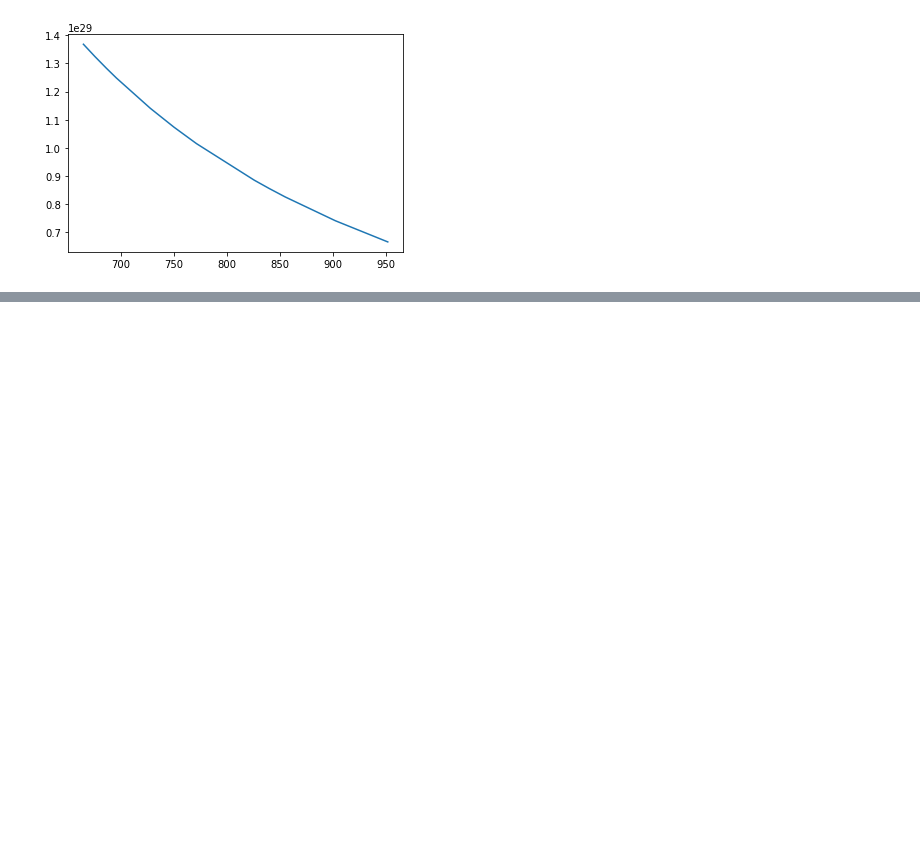
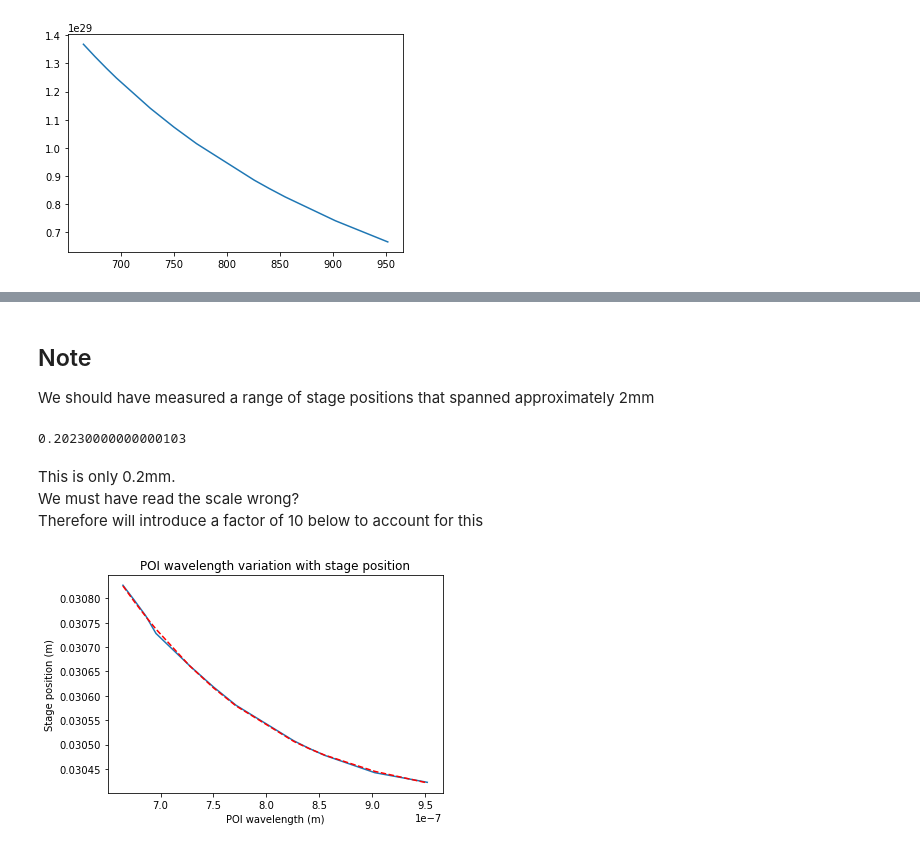
Before and after one commit to jmorse2020/Physics-FYP, a Jupyter notebook: Delay-change-manual-dispersion-measurement.ipynb, the cells around one changed output, grey strips where cells are left out. Saved outputs shown, nothing was run; the diff lists cells and outputs as text; code cells hidden in the pictures; blank space fills up the shorter version.

```diff
--- a/Delay-change-manual-dispersion-measurement.ipynb
+++ b/Delay-change-manual-dispersion-measurement.ipynb
@@ -8,5 +9,6 @@ c = 3e17 # nm/s
 # %%
-file_path = "/Users/jackmorse/Documents/University/Year 4/Semester 1/FYP/Physics-FYP/Data Files/Scan-1-poi-vs-stage-pos-LHS.xlsx"
+#file_path = "/Users/jackmorse/Documents/University/Year 4/Semester 1/FYP/Physics-FYP/Data Files/Scan-1-poi-vs-stage-pos-LHS.xlsx"
+file_path = "Data Files/Scan-1-poi-vs-stage-pos-LHS.xlsx"
 data = pd.read_excel(file_path, skiprows=1)
 # %%
 poi = data["POI[nm]"].values
@@ -34,0 +45,30 @@ plt.plot(poi, dispersion)
+# %% [markdown]
+## Note
+We should have measured a range of stage positions that spanned approximately 2mm
+# %%
+min = min(stage_pos)
+max = max(stage_pos)
+print(max-min)
+# %% [output]
+0.20230000000000103
+# %% [markdown]
+This is only 0.2mm.
+We must have read the scale wrong?
+Therefore will introduce a factor of 10 below to account for this
+# %%
+#Plotting stage position Vs the POI wavelength
+plt.plot(poi*1e-9,stage_pos*2*1e-3) #The x is actually the difference in path length so you get a factor of 2
+plt.xlabel("POI wavelength (m)")
+plt.ylabel("Stage position (m)")
+#plt.show()
+
+#fit a curve to this data - plotting everything in SI units to begin with
+fit_coeffs = np.polyfit(poi*1e-9, stage_pos*2*1e-3, 3) #The x is actually the difference in path length so you get a factor of 2
+fit = np.polyval(fit_coeffs, poi*1e-9)
+plt.plot(poi*1e-9,fit,color='r',linestyle='--')
+
+plt.title("POI wavelength variation with stage position")
+
+plt.show()
+# %% [output]
+[figure, added]
```
Also changed, not shown: parts of 4 cells of this notebook.
